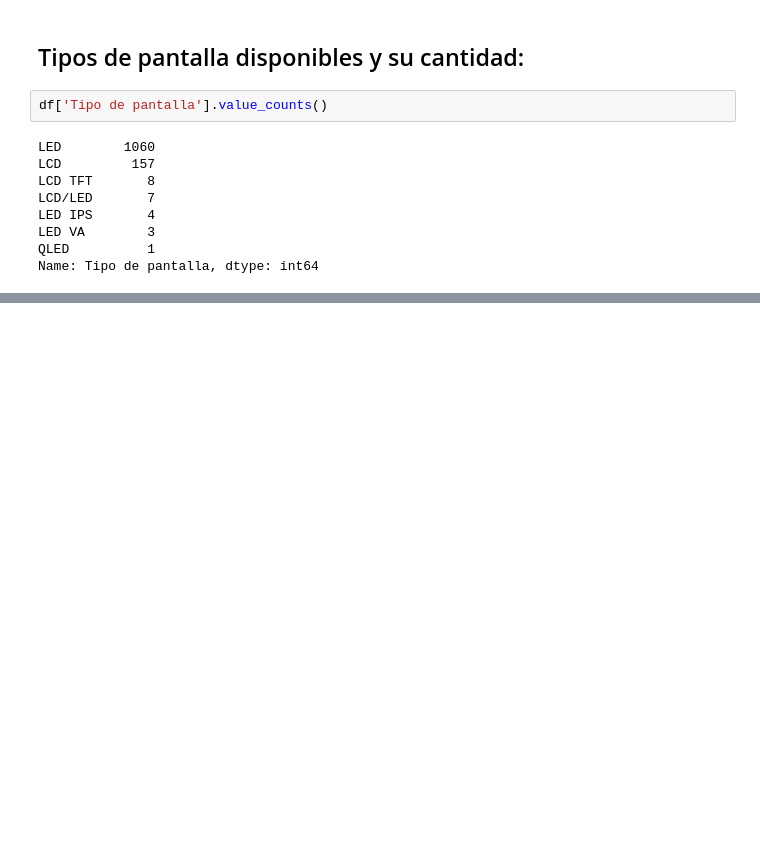
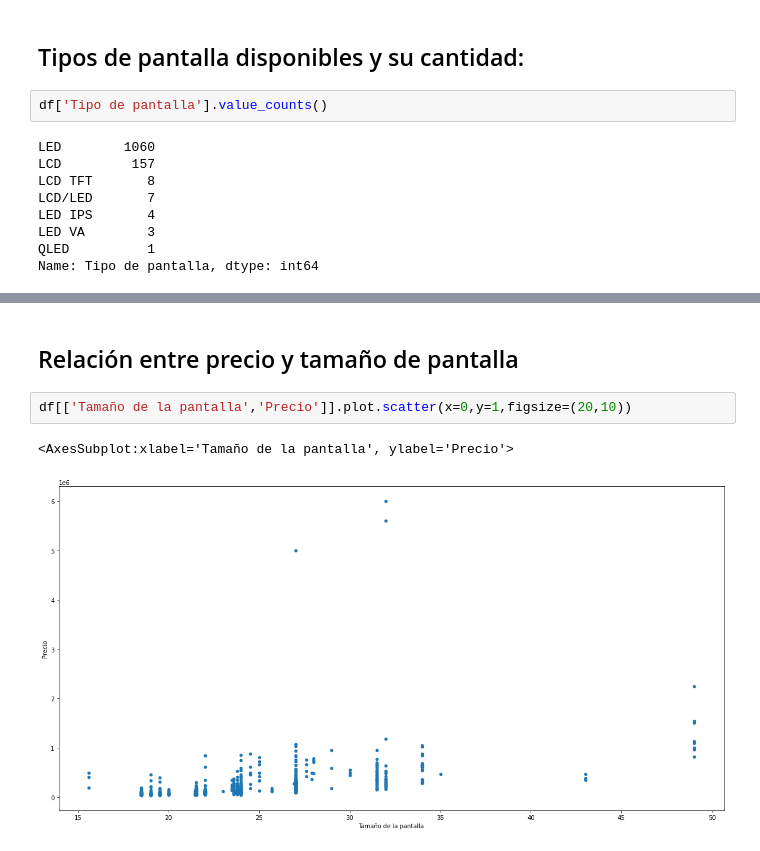
Before and after one commit to cris-andrade-97/MeLiWebScraping, a Jupyter notebook: Analisis del CSV/Análisis del CSV.ipynb, the cells around one changed output, grey strips where cells are left out. Cells and saved outputs as stored; diff of their text form; blank space fills up the shorter version.

```diff
--- a/Analisis del CSV/Análisis del CSV.ipynb
+++ b/Analisis del CSV/Análisis del CSV.ipynb
@@ -105,0 +186,7 @@ df.sort_values(by='Precio', ascending = False).head(3)
+# %% [markdown]
+## Relación entre precio y tamaño de pantalla
+# %%
+df[['Tamaño de la pantalla','Precio']].plot.scatter(x=0,y=1,figsize=(20,10))
+# %% [output]
+<AxesSubplot:xlabel='Tamaño de la pantalla', ylabel='Precio'>
+[figure, added]
```
Also changed, not shown: parts of 27 cells of this notebook.
